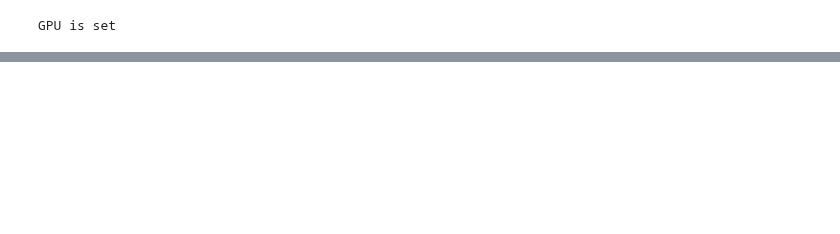
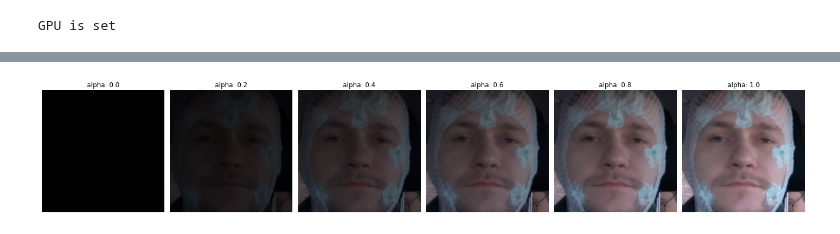
Before and after one commit to fruste/driver-drowsiness, a Jupyter notebook: code/igg_vggface.ipynb, the cells around one changed output, grey strips where cells are left out. Saved outputs shown, nothing was run; the diff lists cells and outputs as text; code cells hidden in the pictures; blank space fills up the shorter version.

```diff
--- a/code/igg_vggface.ipynb
+++ b/code/igg_vggface.ipynb
@@ -195,12 +179,14 @@ print('test')
 # %%
 gc.collect()
 
 fig = plt.figure(figsize=(20, 20))
 i = 0
-for alpha, image in zip(alphas[0::10], interpolated_images[0::10]):
+for alpha, image in zip(alphas[0::10], interpolated_images_int[0::10]):
     i += 1
     plt.subplot(1, len(alphas[0::10]), i)
     plt.title(f'alpha: {alpha:.1f}')
     plt.imshow(image)
     plt.axis('off')
     plt.tight_layout();
+# %% [output]
+[figure, added]
```
Also changed, not shown: parts of 14 cells of this notebook, 23 other files.
